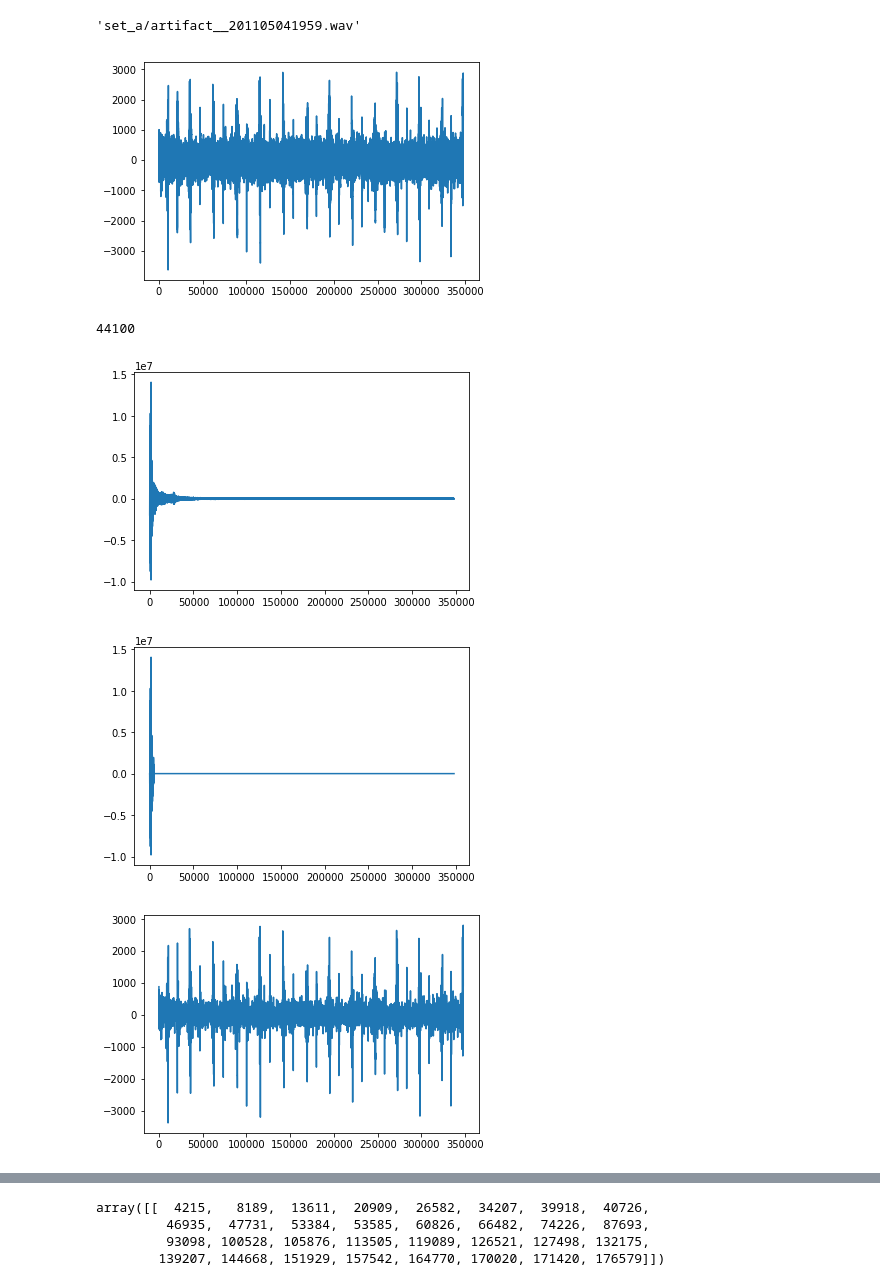
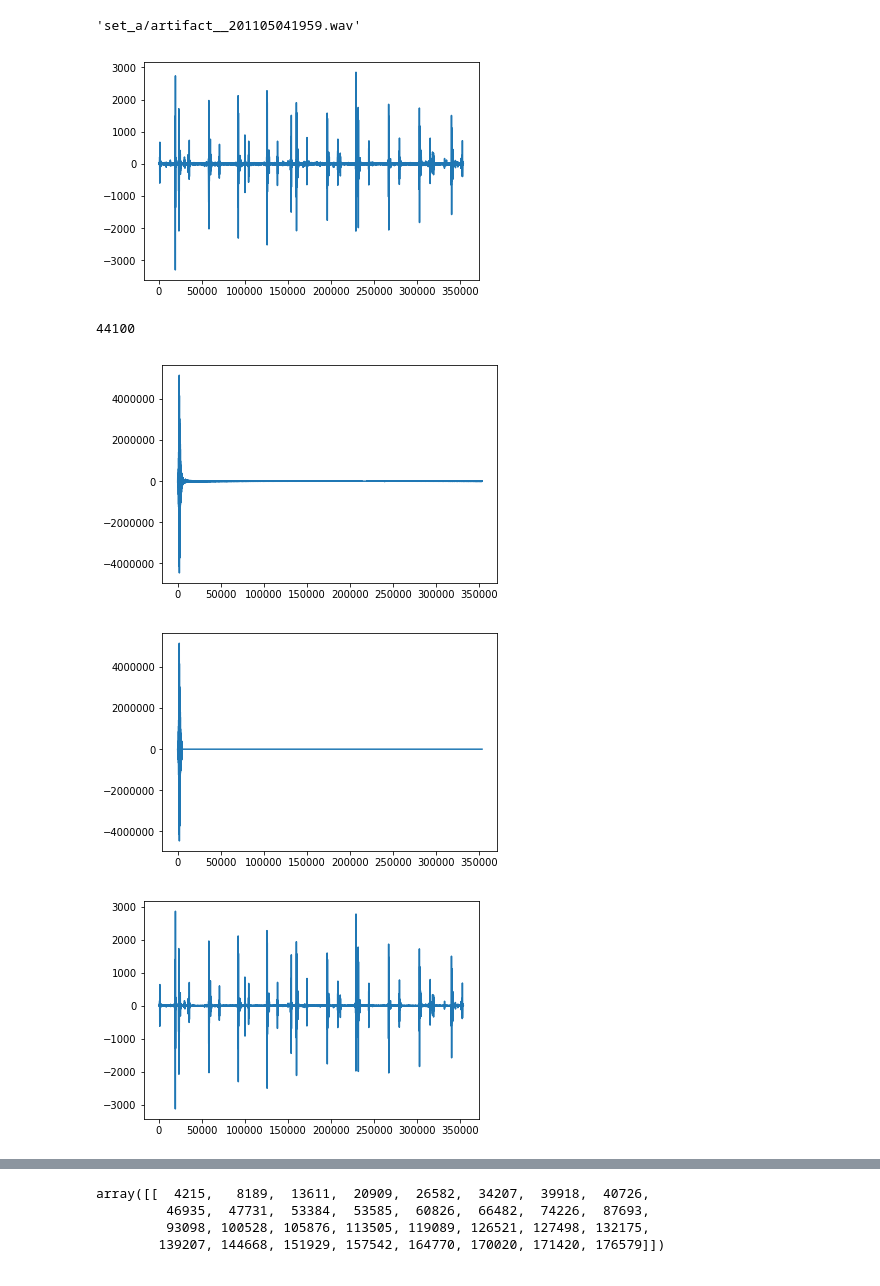
Before and after one commit to ajchao/Classifying-Heartbeats, a Jupyter notebook: classifying_heartbeats.ipynb, the cells around one changed output, grey strips where cells are left out. Cells and saved outputs as stored; diff of their text form; code cells hidden in the pictures.

```diff
--- a/classifying_heartbeats.ipynb
+++ b/classifying_heartbeats.ipynb
@@ -66,14 +66,14 @@ x_trainAFile[2]
 # %% [output]
 'set_a/artifact__201105041959.wav'
 # %%
-test = np.array(get_signal('set_a/normal__201102081321.wav'))
-#test = np.array(get_signal('set_a/extrahls__201102070251.wav'))
+#test = np.array(get_signal('set_a/normal__201102081321.wav'))
+test = np.array(get_signal('set_a/extrahls__201102070251.wav'))
 test
 figure()
 plot(test)
 show()
 # %% [output]
-[figure, old version]
+[figure, new version]
 # %%
 f = wave.open('set_a/normal__201102081321.wav')
 framerate = f.getframerate()
@@ -93,15 +93,15 @@ figure()
 plot(cut_f_test)
 show()
 # %% [output]
-[figure, old version]
+[figure, new version]
-[figure, old version]
+[figure, new version]
 # %%
 filtered = irfft(cut_f_test)
 figure()
 plot(filtered)
 show()
 # %% [output]
-[figure, old version]
+[figure, new version]
 # %%
 # using wavelet decomposition
 import pywt
```
Also changed, not shown: parts of 8 cells of this notebook.
